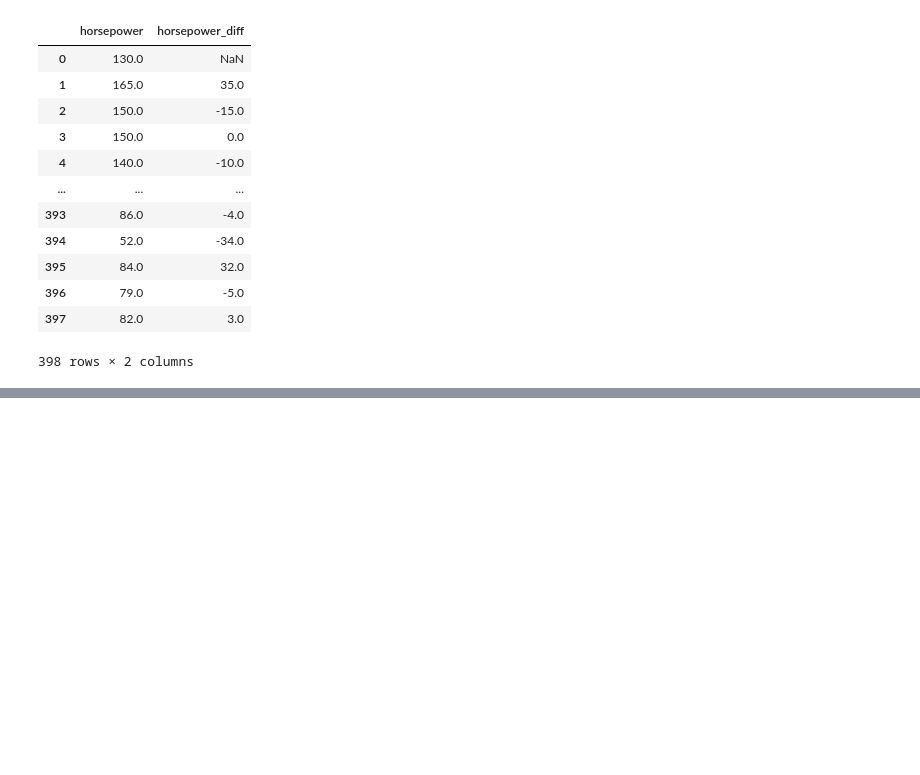
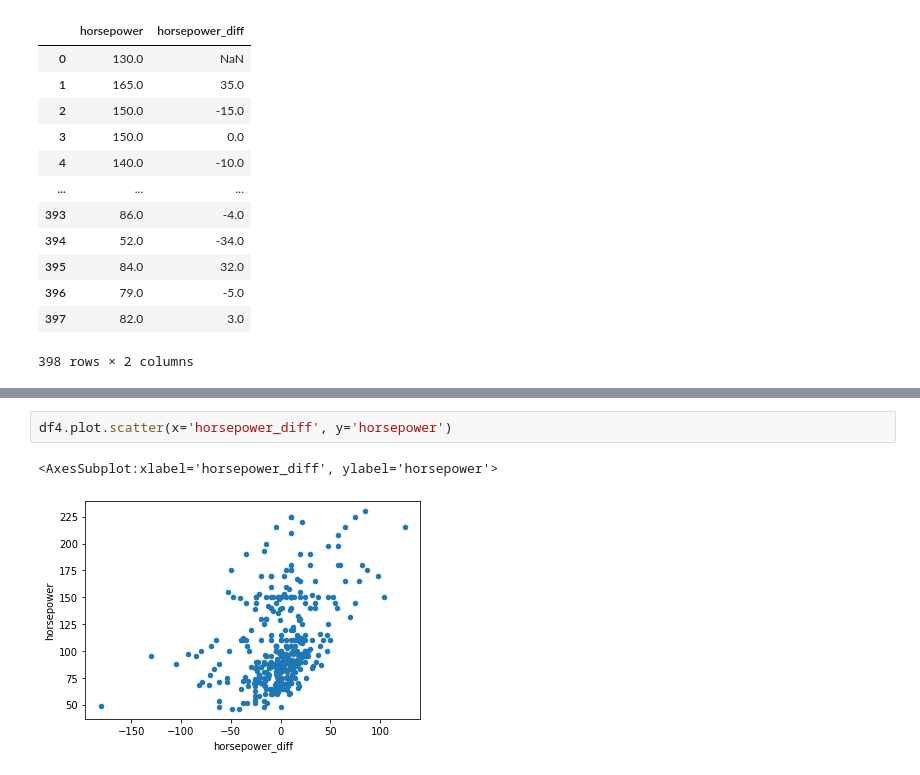
Before and after one commit to iksadNorth/sketch, a Jupyter notebook: lab_pandas.ipynb, the cells around one changed output, grey strips where cells are left out. Drawn from its saved outputs; the diff is of its cells as text; blank space fills up the shorter version.

```diff
--- a/lab_pandas.ipynb
+++ b/lab_pandas.ipynb
@@ -367,0 +373,5 @@ df4
+# %%
+df4.plot.scatter(x='horsepower_diff', y='horsepower')
+# %% [output]
+<AxesSubplot:xlabel='horsepower_diff', ylabel='horsepower'>
+[figure, added]
```
Also changed, not shown: parts of 9 cells of this notebook, 1 other file.
